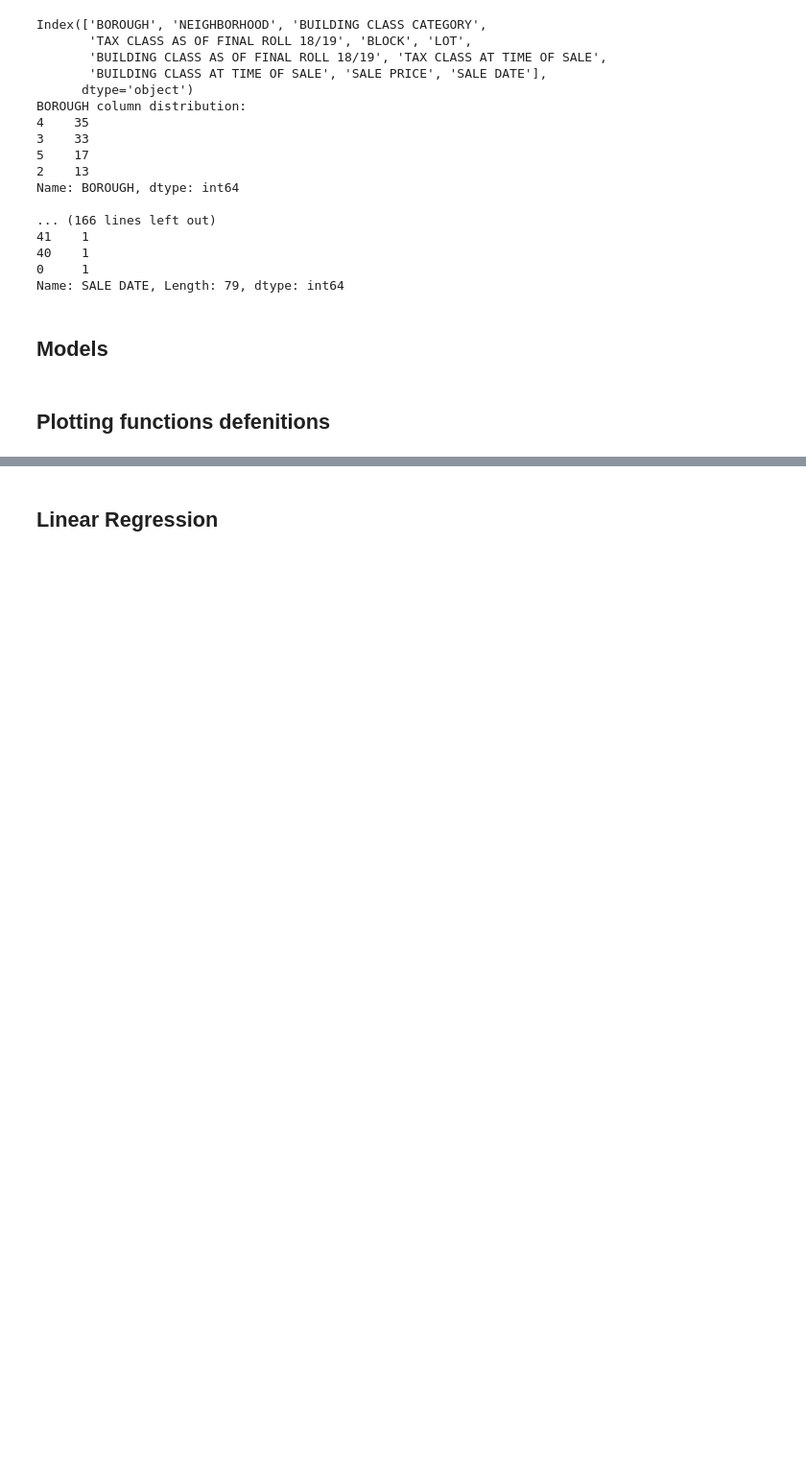
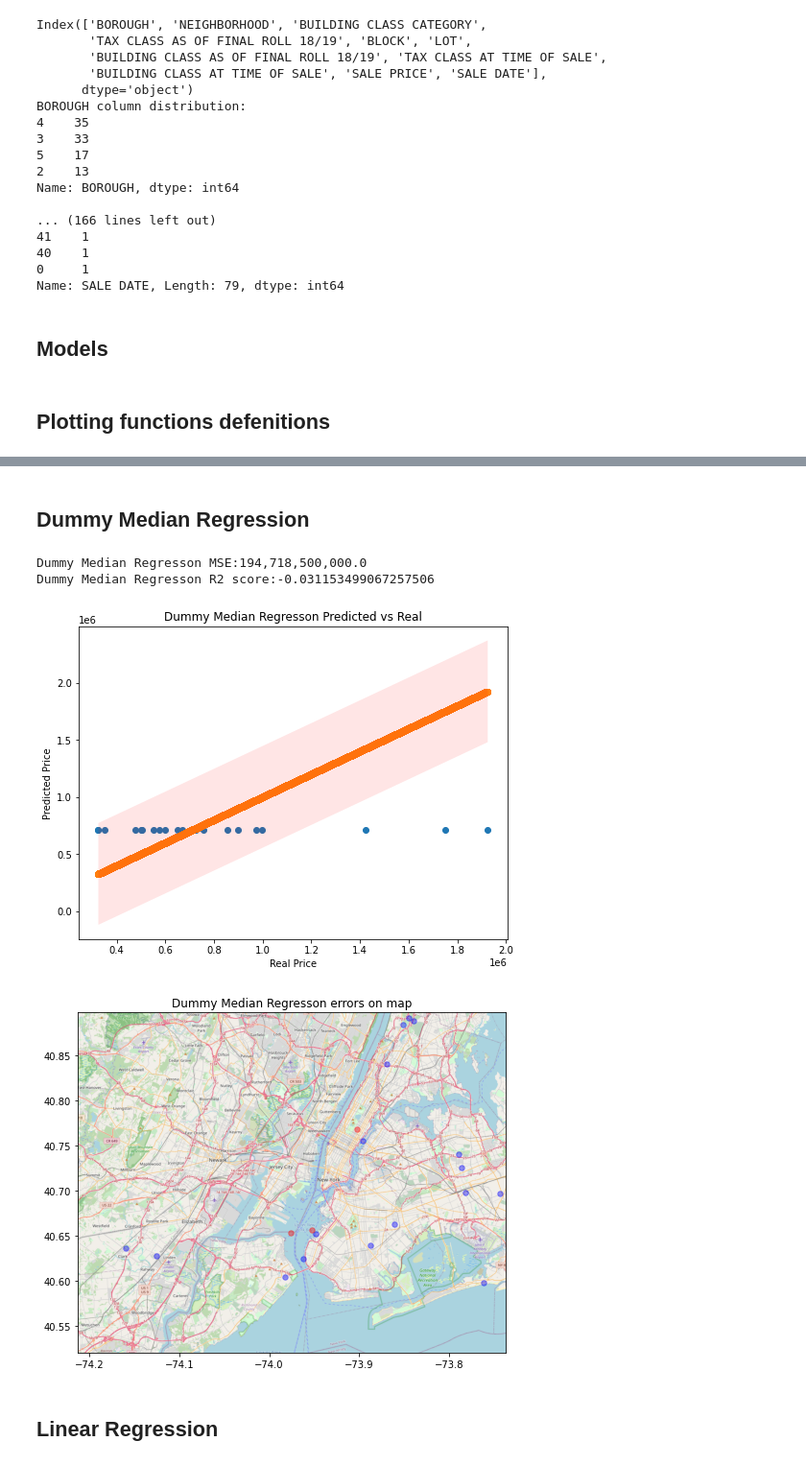
Before and after one commit to itayisraelov/RealEstateMLProject, a Jupyter notebook: Notebooks/02_Modeling.ipynb, the cells around one changed output, grey strips where cells are left out. Shown at 96% size. Saved outputs shown, nothing was run; the diff lists cells and outputs as text; code cells hidden in the pictures; blank space fills up the shorter version.

```diff
--- a/Notebooks/02_Modeling.ipynb
+++ b/Notebooks/02_Modeling.ipynb
@@ -199,3 +224,13 @@ def plot_vs_map(test_x, predicted_y, real_y, path_to_map="../Images/nyc_map1.png
+# %% [markdown]
+## Dummy Median Regression
+# %%
+dummy_median_regression = DummyRegressor(strategy="median")
+model_evaluation(dummy_median_regression, "Dummy Median Regresson")
+# %% [output]
+Dummy Median Regresson MSE:194,718,500,000.0
+Dummy Median Regresson R2 score:-0.031153499067257506
+[figure, added]
+[figure, added]
 # %% [markdown]
 ## Linear Regression
 # %%
```
Also changed, not shown: parts of 25 cells of this notebook.
